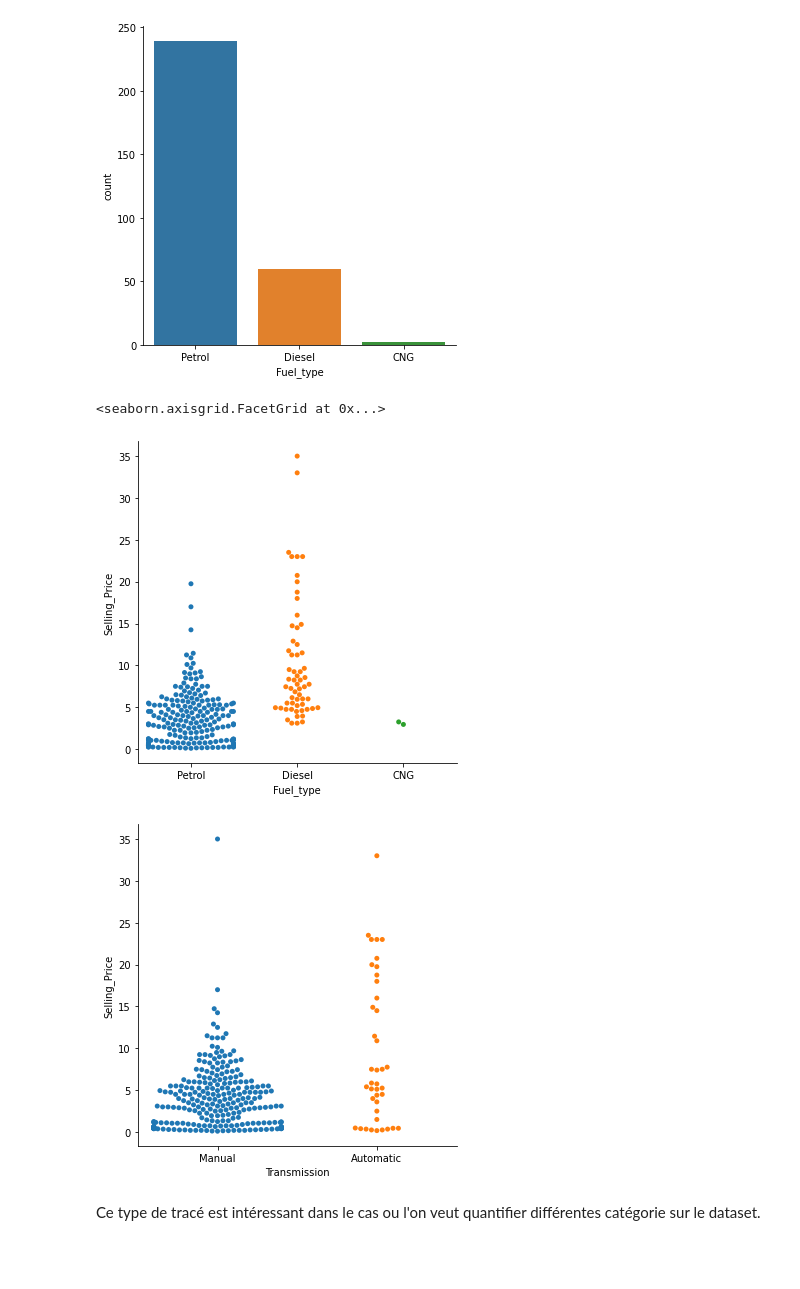
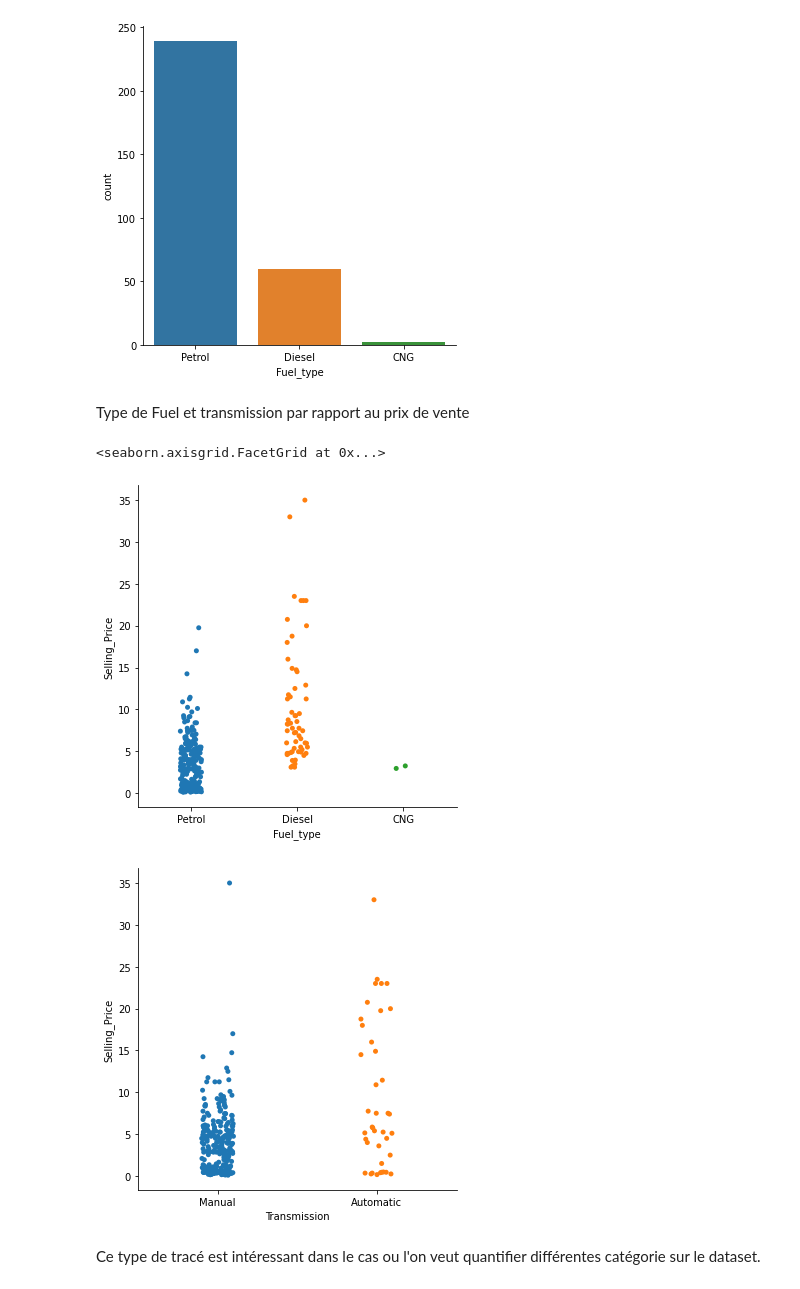
Before and after one commit to Ludo-R/CarPurchase-Project, a Jupyter notebook: carpurchase.ipynb, the cells around one changed output. Saved outputs shown, nothing was run; the diff lists cells and outputs as text; code cells hidden in the pictures; blank space fills up the shorter version.

```diff
--- a/carpurchase.ipynb
+++ b/carpurchase.ipynb
@@ -116,12 +119,14 @@ Tracé avec catplot
 sns.catplot(x="Fuel_type", kind="count", data=df);
 # %% [output]
 [figure]
+# %% [markdown]
+Type de Fuel et transmission par rapport au prix de vente
 # %%
-sns.catplot(x = 'Fuel_type', y = 'Selling_Price', data = df, kind = 'swarm')
-sns.catplot(x = 'Transmission', y = 'Selling_Price', data = df, kind= 'swarm')
+sns.catplot(x = 'Fuel_type', y = 'Selling_Price', data = df, kind = 'strip')
+sns.catplot(x = 'Transmission', y = 'Selling_Price', data = df, kind= 'strip')
 # %% [output]
 <seaborn.axisgrid.FacetGrid at 0x...>
-[figure, old version]
+[figure, new version]
-[figure, old version]
+[figure, new version]
 # %% [markdown]
 Ce type de tracé est intéressant dans le cas ou l'on veut quantifier différentes catégorie sur le dataset.
```
Also changed, not shown: parts of 3 cells of this notebook.
